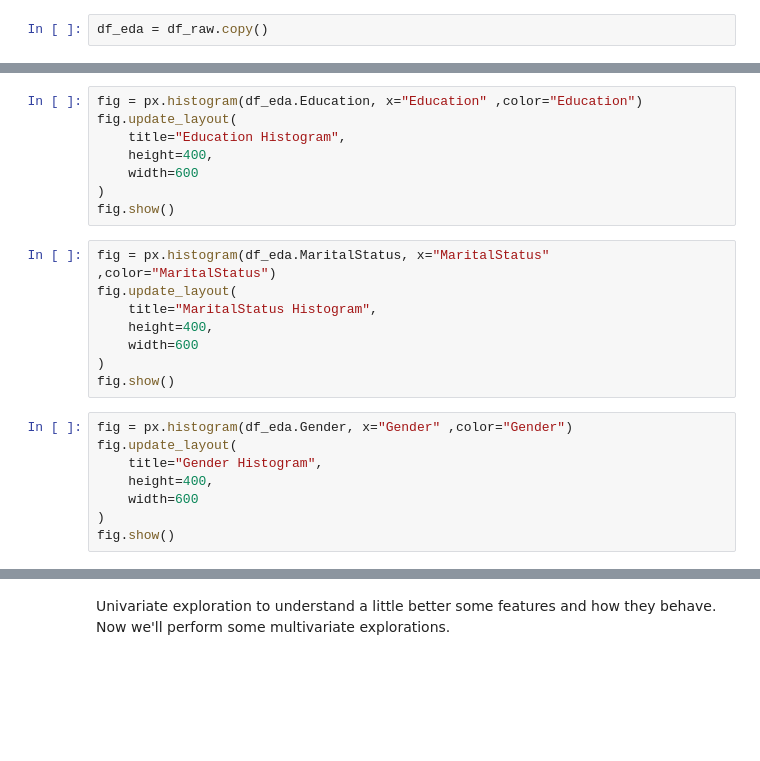
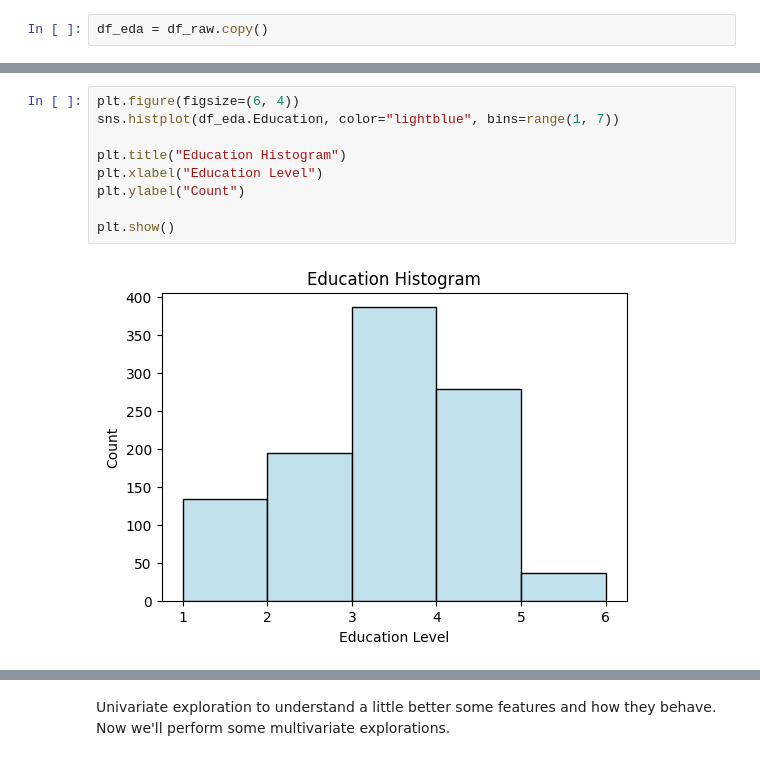
Before and after one commit to YuriCatramby/ds-clf-hr-resignation, a Jupyter notebook: ds-clf-hr-resignation.ipynb, the cells around one changed output, grey strips where cells are left out. Saved outputs shown, nothing was run; the diff lists cells and outputs as text; blank space fills up the shorter version.

```diff
--- a/ds-clf-hr-resignation.ipynb
+++ b/ds-clf-hr-resignation.ipynb
@@ -222,24 +222,11 @@ _ = plt.show()
-# %%
-fig = px.histogram(df_eda.Education, x="Education" ,color="Education")
-fig.update_layout(
-    title="Education Histogram",
-    height=400,
-    width=600
-)
-fig.show()
-# %%
-fig = px.histogram(df_eda.MaritalStatus, x="MaritalStatus" ,color="MaritalStatus")
-fig.update_layout(
-    title="MaritalStatus Histogram",
-    height=400,
-    width=600
-)
-fig.show()
-# %%
-fig = px.histogram(df_eda.Gender, x="Gender" ,color="Gender")
-fig.update_layout(
-    title="Gender Histogram",
-    height=400,
-    width=600
-)
-fig.show()
+# %%
+plt.figure(figsize=(6, 4))
+sns.histplot(df_eda.Education, color="lightblue", bins=range(1, 7))
+
+plt.title("Education Histogram")
+plt.xlabel("Education Level")
+plt.ylabel("Count")
+
+plt.show()
+# %% [output]
+[figure, added]
```
Also changed, not shown: parts of 22 cells of this notebook.
